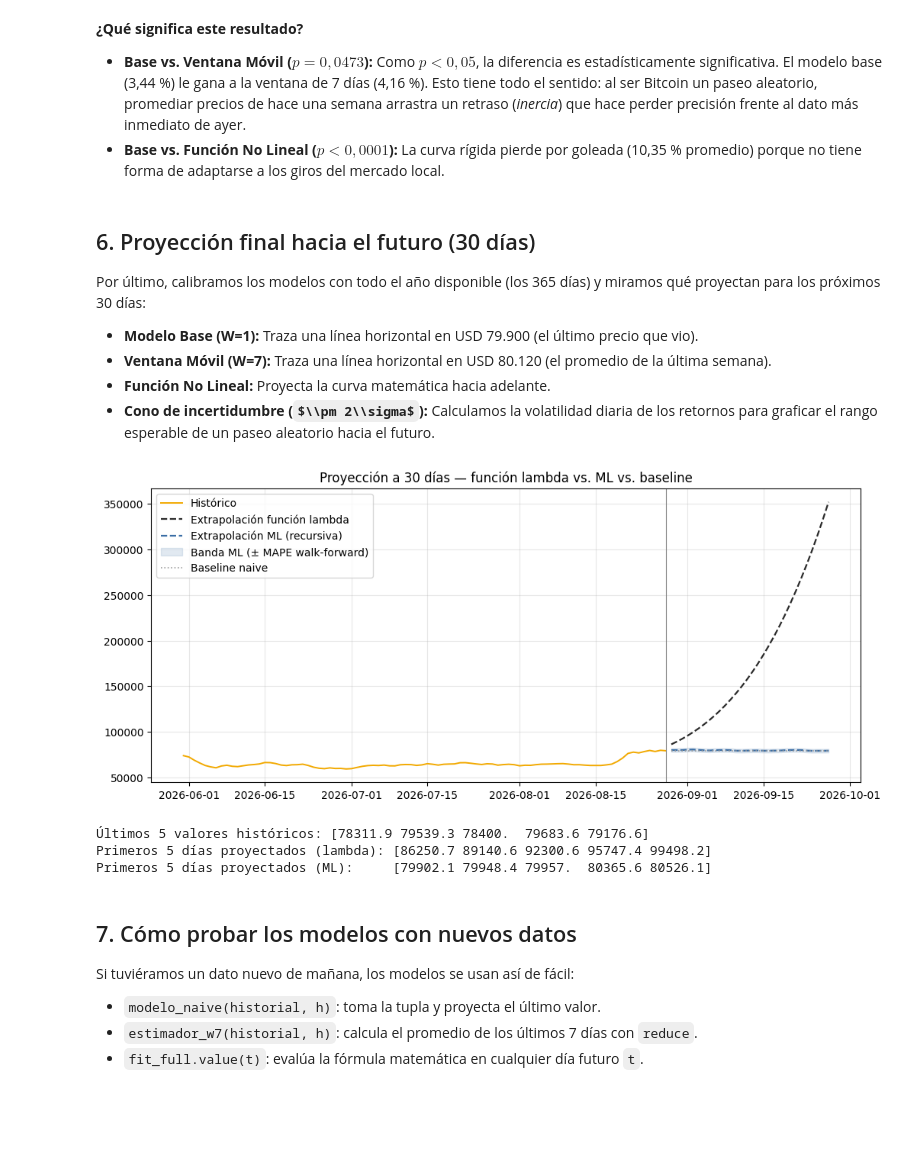
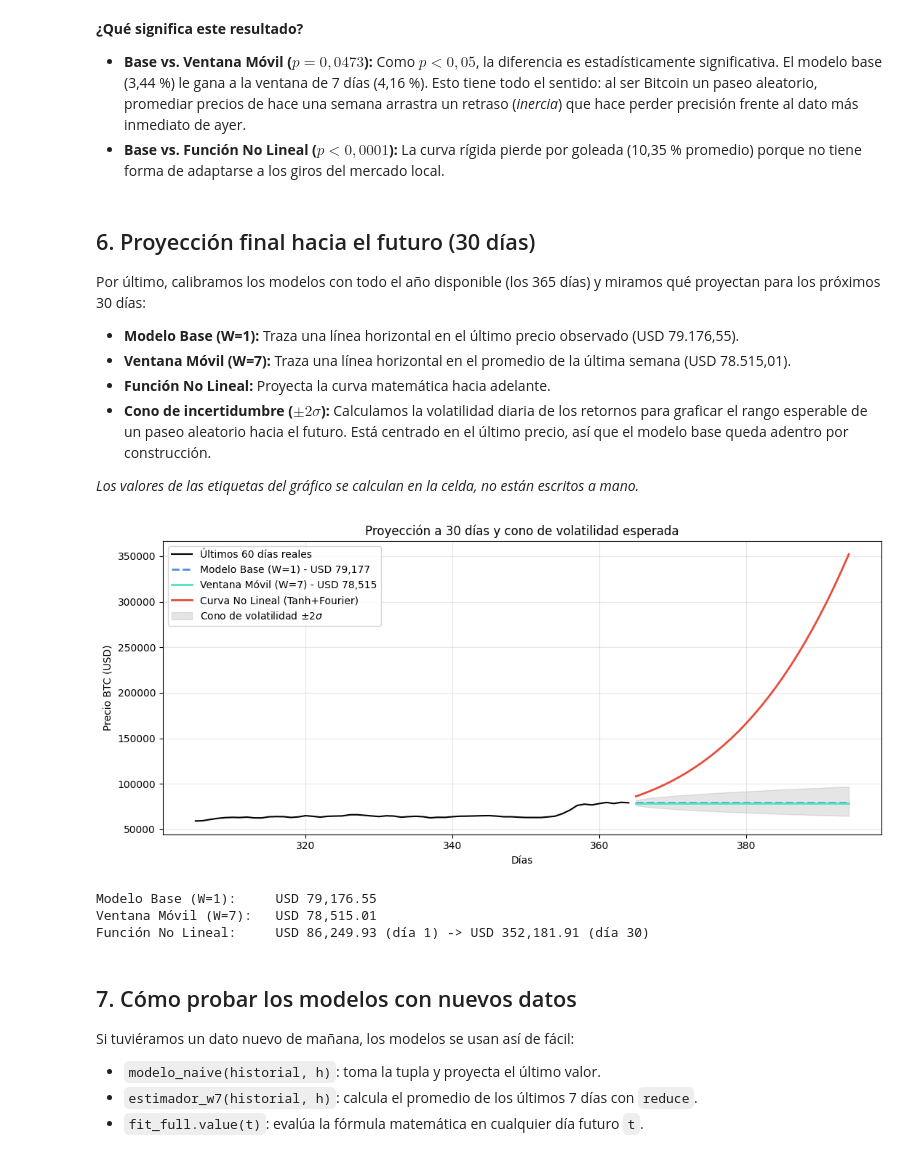
Before and after one commit to number1angel/btc-funcional-analisis, a Jupyter notebook: BTC_Analysis.ipynb, the cells around one changed output. Saved outputs shown, nothing was run; the diff lists cells and outputs as text; code cells hidden in the pictures; some formulas as TeX source; blank space fills up the shorter version.

```diff
--- a/BTC_Analysis.ipynb
+++ b/BTC_Analysis.ipynb
@@ -232,24 +236,27 @@ def fit_lambda_function(t_train: np.ndarray, y_train: np.ndarray, cfg: LambdaCon
     bounds_lo = [-np.inf, -np.inf, 1e-6, -5.0] + [-np.inf, -np.inf] * cfg.harmonics
     bounds_hi = [np.inf, np.inf, 50.0, 5.0] + [np.inf, np.inf] * cfg.harmonics
 
-    def try_period(period_u):
+    def try_period(period_u: float) -> FitOutcome:
         model = make_model(period_u, cfg.harmonics)
         p0 = [y_train.mean(), (y_train.max() - y_train.min()) / 2, 3, 0.5] + [1.0, 1.0] * cfg.harmonics
         try:
             popt, _ = curve_fit(model, u, y_train, p0=p0, bounds=(bounds_lo, bounds_hi), maxfev=40000)
-            pred = model(u, *popt)
-            rmse = np.sqrt(mean_squared_error(y_train, pred))
-            return (rmse, model, popt)
-        except Exception:
-            return None
+        except (RuntimeError, ValueError) as e:
+            # Sólo capturamos fallas de la optimización. Un error de programación
+            # (NameError, TypeError...) tiene que explotar a la vista, no esconderse.
+            return FitOutcome(ok=False, error=f"P={period_u:.3f}: {type(e).__name__}: {e}")
+        rmse = calc_rmse(y_train, model(u, *popt))
+        return FitOutcome(ok=True, value=(model, popt), rmse=rmse)
 
-    candidatos = list(filter(None, map(try_period, cfg.periods_u)))
-    if not candidatos:
-        return FitOutcome(ok=False, error="curve_fit no convergió con ningún período candidato")
+    intentos: Tuple[FitOutcome, ...] = tuple(map(try_period, cfg.periods_u))
+    exitos = tuple(filter(lambda o: o.ok, intentos))
+    if not exitos:
+        detalle = " | ".join(o.error for o in intentos)
+        return FitOutcome(ok=False, error=f"curve_fit no convergió con ningún período candidato -> {detalle}")
 
-    rmse, model, popt = min(candidatos, key=lambda c: c[0])
-    f = lambda t_new: model(np.asarray(t_new, dtype=float) / n, *popt)
-    return FitOutcome(ok=True, value=f, rmse=rmse)
+    mejor = min(exitos, key=lambda o: o.rmse)
+    # Functor en acción: transformamos (model, popt) en la función de pronóstico final
+    return mejor.map(lambda mp: (lambda t_new: mp[0](np.asarray(t_new, dtype=float) / n, *mp[1])))
 # %%
 t_all = df["t"].values.astype(float)
 y_all = df["precio"].values.astype(float)
@@ -454,49 +451,56 @@ Wilcoxon (naive vs. ML)             -> p-valor = 0.0058
 
 Por último, calibramos los modelos con todo el año disponible (los 365 días) y miramos qué proyectan para los próximos 30 días:
 
-- **Modelo Base (W=1):** Traza una línea horizontal en USD 79.900 (el último precio que vio).
-- **Ventana Móvil (W=7):** Traza una línea horizontal en USD 80.120 (el promedio de la última semana).
+- **Modelo Base (W=1):** Traza una línea horizontal en el último precio observado (USD 79.176,55).
+- **Ventana Móvil (W=7):** Traza una línea horizontal en el promedio de la última semana (USD 78.515,01).
 - **Función No Lineal:** Proyecta la curva matemática hacia adelante.
-- **Cono de incertidumbre ($\\pm 2\\sigma$):** Calculamos la volatilidad diaria de los retornos para graficar el rango esperable de un paseo aleatorio hacia el futuro.
+- **Cono de incertidumbre ($\pm 2\sigma$):** Calculamos la volatilidad diaria de los retornos para graficar el rango esperable de un paseo aleatorio hacia el futuro. Está centrado en el último precio, así que el modelo base queda adentro por construcción.
+
+*Los valores de las etiquetas del gráfico se calculan en la celda, no están escritos a mano.*
 # %%
 FUTURE_DAYS = 30
 precios = df['precio'].values.astype(float)
 t_all = df['t'].values.astype(float)
 ultimo_precio = precios[-1]
 
 # Proyecciones futuras
 proy_naive = np.full(FUTURE_DAYS, ultimo_precio)
-proy_w7 = np.full(FUTURE_DAYS, np.mean(precios[-7:]))
+proy_w7 = np.array(estimador_w7(tuple(precios), horizonte=FUTURE_DAYS))
 
-fit_full = fit_best_lambda(t_all, precios, LCFG.periods_u, LCFG.harmonics)
+fit_full = fit_lambda_function(t_all, precios, LCFG)
+assert fit_full.ok, fit_full.error
 t_fut = np.arange(len(precios), len(precios) + FUTURE_DAYS)
-proy_lambda = fit_full.value(t_fut) if fit_full.ok else proy_naive
+proy_lambda = fit_full.value(t_fut)
 
 # Cono estocástico (+/- 2 desvíos estándar)
 log_rets = np.diff(np.log(precios))
 sigma_diaria = np.std(log_rets)
 h_steps = np.arange(1, FUTURE_DAYS + 1)
 banda_sup = ultimo_precio * np.exp(2 * sigma_diaria * np.sqrt(h_steps))
 banda_inf = ultimo_precio * np.exp(-2 * sigma_diaria * np.sqrt(h_steps))
 
 plt.figure(figsize=(11, 5))
 plt.plot(range(len(precios)-60, len(precios)), precios[-60:], label="Últimos 60 días reales", color="black", lw=1.5)
-plt.plot(t_fut, proy_naive, label="Modelo Base (W=1) - USD 79.900", color="#4A90E2", lw=2, linestyle="--")
-plt.plot(t_fut, proy_w7, label="Ventana Móvil (W=7) - USD 80.120", color="#50E3C2", lw=2)
+plt.plot(t_fut, proy_naive, label=f"Modelo Base (W=1) - USD {proy_naive[0]:,.0f}", color="#4A90E2", lw=2, linestyle="--")
+plt.plot(t_fut, proy_w7, label=f"Ventana Móvil (W=7) - USD {proy_w7[0]:,.0f}", color="#50E3C2", lw=2)
 plt.plot(t_fut, proy_lambda, label="Curva No Lineal (Tanh+Fourier)", color="#E74C3C", lw=2)
-plt.fill_between(t_fut, banda_inf, banda_sup, color="gray", alpha=0.2, label="Cono de volatilidad $\pm 2\sigma$")
+plt.fill_between(t_fut, banda_inf, banda_sup, color="gray", alpha=0.2, label=r"Cono de volatilidad $\pm 2\sigma$")
 plt.title("Proyección a 30 días y cono de volatilidad esperada")
 plt.xlabel("Días")
 plt.ylabel("Precio BTC (USD)")
 plt.legend(loc="upper left")
 plt.grid(True, alpha=0.3)
 plt.tight_layout()
 plt.show()
+
+print(f"Modelo Base (W=1):     USD {proy_naive[0]:,.2f}")
+print(f"Ventana Móvil (W=7):   USD {proy_w7[0]:,.2f}")
+print(f"Función No Lineal:     USD {proy_lambda[0]:,.2f} (día 1) -> USD {proy_lambda[-1]:,.2f} (día {FUTURE_DAYS})")
 # %% [output]
-[figure, old version]
+[figure, new version]
-Últimos 5 valores históricos: [78311.9 79539.3 78400.  79683.6 79176.6]
-Primeros 5 días proyectados (lambda): [86250.7 89140.6 92300.6 95747.4 99498.2]
-Primeros 5 días proyectados (ML):     [79902.1 79948.4 79957.  80365.6 80526.1]
+Modelo Base (W=1):     USD 79,176.55
+Ventana Móvil (W=7):   USD 78,515.01
+Función No Lineal:     USD 86,249.93 (día 1) -> USD 352,181.91 (día 30)
 # %% [markdown]
 ## 7. Cómo probar los modelos con nuevos datos
 
```
Also changed, not shown: parts of 10 cells of this notebook, 1 other file.
